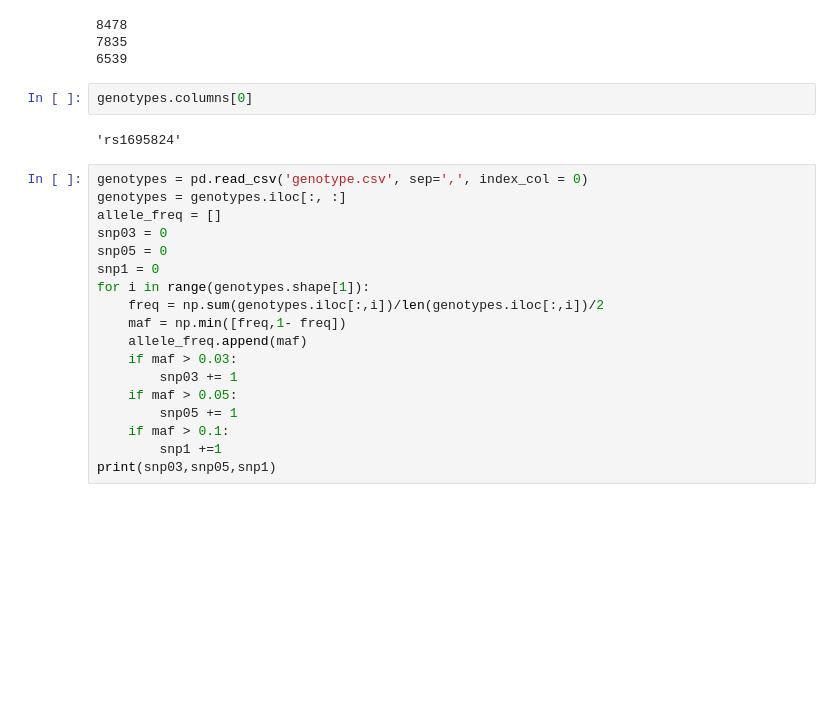
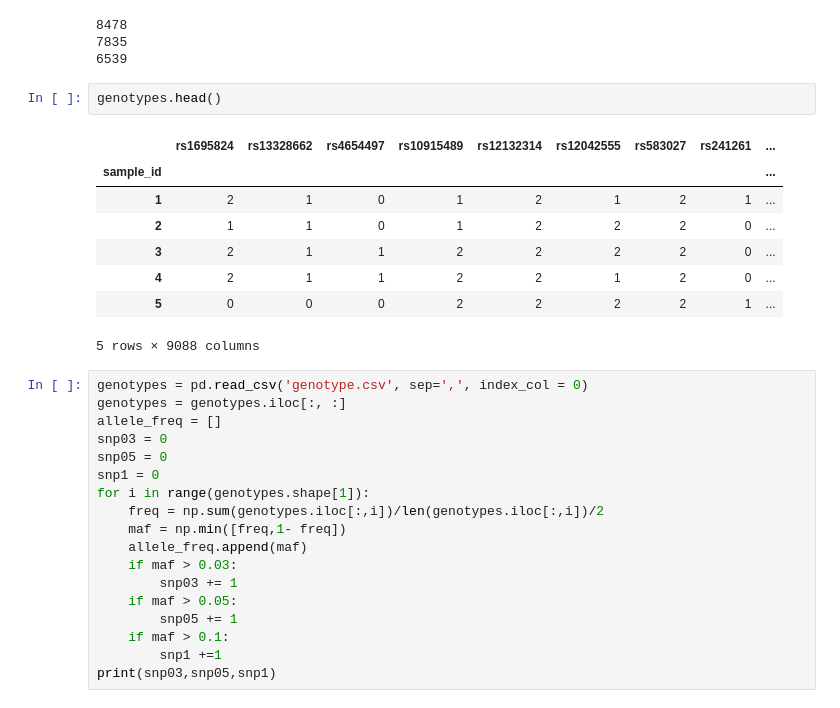
Before and after one commit to Gaura/EN601.648ComputationalGenomicsDataAnalysis, a Jupyter notebook: PS1/exercise6/Untitled.ipynb, the cells around one changed output. Saved outputs shown, nothing was run; the diff lists cells and outputs as text; blank space fills up the shorter version.

```diff
--- a/PS1/exercise6/Untitled.ipynb
+++ b/PS1/exercise6/Untitled.ipynb
@@ -88,10 +88,17 @@ print(np.sum(MAF > 0.1))
 8478
 7835
 6539
-# %%
-genotypes.columns[0]
-# %% [output]
-'rs1695824'
+# %%
+genotypes.head()
+# %% [output]
+|  | rs1695824 | rs13328662 | rs4654497 | rs10915489 | rs12132314 | rs12042555 | rs583027 | rs241261 | ... |
+| sample_id |  |  |  |  |  |  |  |  | ... |
+| 1 | 2 | 1 | 0 | 1 | 2 | 1 | 2 | 1 | ... |
+| 2 | 1 | 1 | 0 | 1 | 2 | 2 | 2 | 0 | ... |
+| 3 | 2 | 1 | 1 | 2 | 2 | 2 | 2 | 0 | ... |
+| 4 | 2 | 1 | 1 | 2 | 2 | 1 | 2 | 0 | ... |
+| 5 | 0 | 0 | 0 | 2 | 2 | 2 | 2 | 1 | ... |
+5 rows × 9088 columns
 # %%
 genotypes = pd.read_csv('genotype.csv', sep=',', index_col = 0)
 genotypes = genotypes.iloc[:, :]
```
Also changed, not shown: 7 other files.
